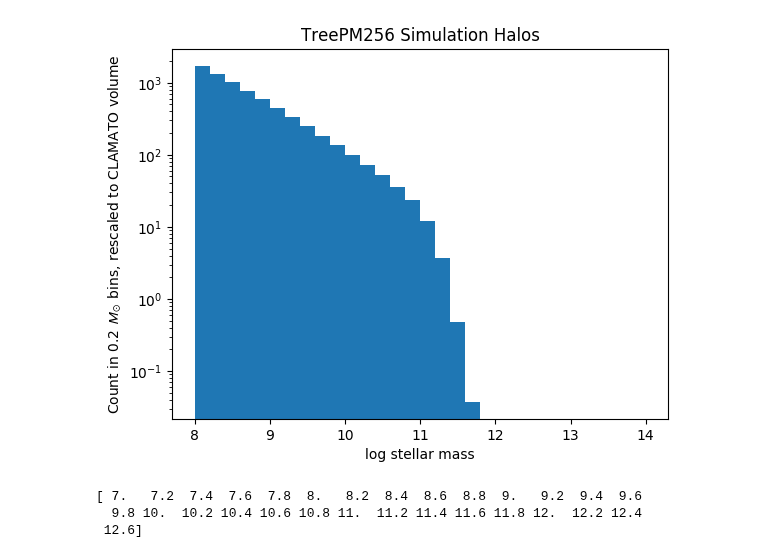
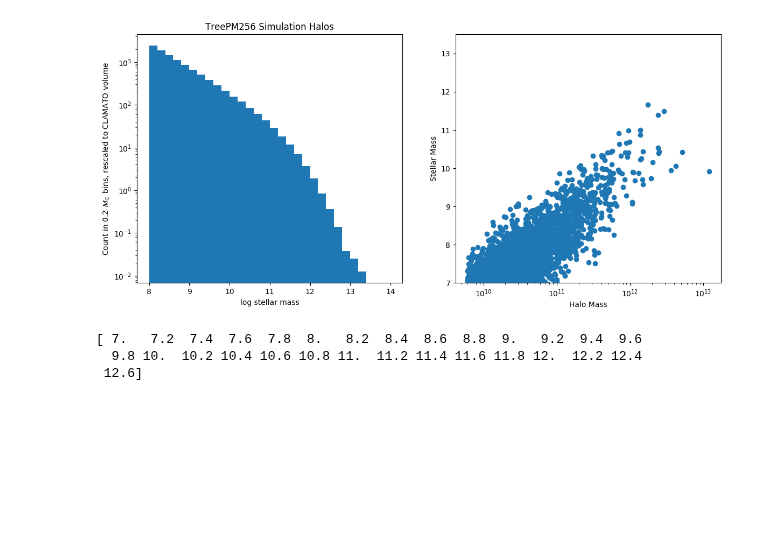
Before and after one commit to kheegan/crosscorr2017, a Jupyter notebook: Create_GalzMocks.ipynb, the cells around one changed output. Drawn from its saved outputs; the diff is of its cells as text; code cells hidden in the pictures; blank space fills up the shorter version.

```diff
--- a/Create_GalzMocks.ipynb
+++ b/Create_GalzMocks.ipynb
@@ -97,21 +135,33 @@ masses = masses/cosmo.h
 # %%
 min_mstar = 8.
 max_mstar = 14.
 
-fig, ax = plt.subplots()
+fig, (ax, ax2) = plt.subplots(1,2, figsize=(14,6))
 binsize=0.2
 
+# Shenanigans are being done here to try to get enough high-mass halos.
+# This is done with a combination of 'observational scatter' and outright moving
+# the entire distribution to higher mass
+obs_scatt = 0.55
+smass_rand = smass + np.random.normal(0., obs_scatt, len(smass)) + 0.1
 histbins = np.arange(min_mstar,max_mstar+binsize, binsize)
 #print(histbins)
-ax.hist(smass, bins=histbins, weights=np.ones(np.shape(smass),dtype='float')/80.)
+ax.hist(smass_rand, bins=histbins, weights=np.ones(np.shape(smass),dtype='float')/80.)
 ax.set_yscale('log')
 ax.set_xlabel('log stellar mass')
 ax.set_ylabel(r'Count in 0.2 $M_\odot$ bins, rescaled to CLAMATO volume')
 
 ax.set_title('TreePM256 Simulation Halos')
+
+ax2.scatter(masses[subind], smass_rand[subind])
+ax2.set_xscale("log", nonposx='clip')
+ax2.set_ylim([7,13.5])
+ax2.set_xlabel("Halo Mass")
+ax2.set_ylabel("Stellar Mass")
+
 plt.show()
 # %% [output]
-[figure, old version]
+[figure, new version]
 # %%
 gal_cat_fil = 'CLAMATO_2017_Cross-correlation_catalog_w_Mstar.txt'
 
```
Also changed, not shown: parts of 14 cells of this notebook.
